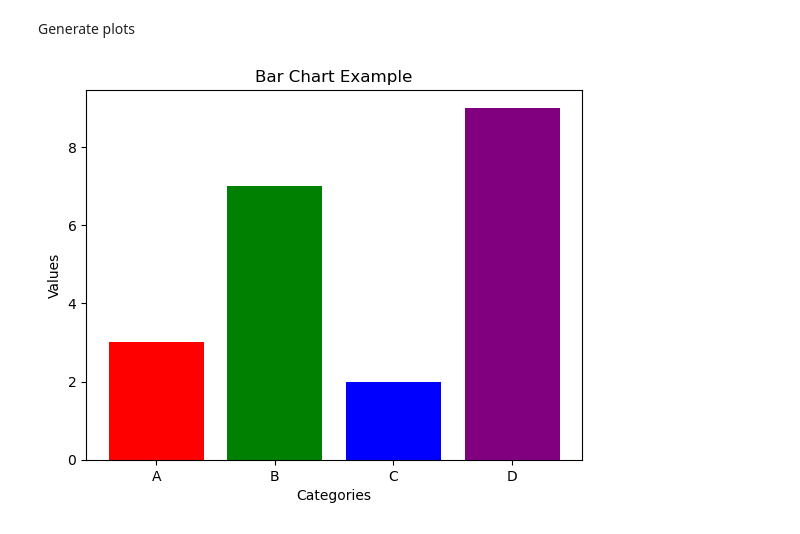
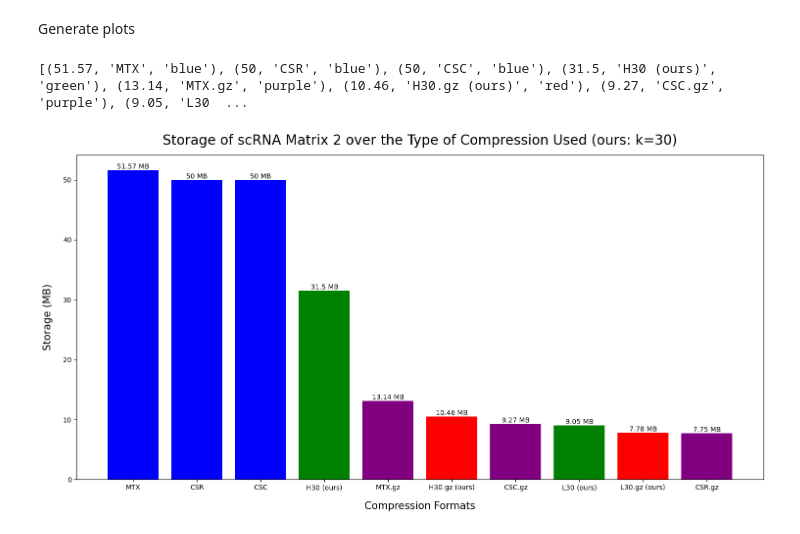
Before and after one commit to Neko-23/scRNA_Compression, a Jupyter notebook: compression_pipeline.ipynb, the cells around one changed output. Saved outputs shown, nothing was run; the diff lists cells and outputs as text; code cells hidden in the pictures.

Commit message:
bar chart storage comparisons added to pipeline

```diff
--- a/compression_pipeline.ipynb
+++ b/compression_pipeline.ipynb
@@ -3,7 +3,7 @@ GET CLUSTER LABELS BEFORE RUNNING THIS PIPELINE!
 
 Set the sample dataset id and number of k clusters
 # %%
-sample = 1
+sample = 2
 k = 30
 # %% [markdown]
 Compress create csc and csr formats
@@ -98,24 +100,60 @@ deltas huffman : ENCODED CORRECTLY!
 counts huffman : ENCODED CORRECTLY!
 # %% [markdown]
 Generate plots
-# %%
-import matplotlib.pyplot as plt
-import numpy as np
-
-# Sample data
-categories = ['A', 'B', 'C', 'D']
-values = [3, 7, 2, 9]
-colors = ['red', 'green', 'blue', 'purple']
-
-# Create the bar chart
-plt.bar(categories, values, color=colors)
-
-# Add labels and title
-plt.xlabel('Categories')
-plt.ylabel('Values')
-plt.title('Bar Chart Example')
-
-# Display the chart
-plt.show()
-# %% [output]
-[figure, removed]
+# %%
+import matplotlib.pyplot as plt
+import numpy as np
+
+# Code retrieved from https://stackoverflow.com/a/1392549
+def get_size(start_path = '.'):
+    total_size = 0
+    for dirpath, dirnames, filenames in os.walk(start_path):
+        for f in filenames:
+            fp = os.path.join(dirpath, f)
+            # skip if it is symbolic link
+            if not os.path.islink(fp):
+                total_size += os.path.getsize(fp)
+    return round(total_size/1000000,2)
+
+storage_data = []
+storage_data.append((get_size(out_path + '/high_level_compress'), 'H'+str(k)+' (ours)', 'green'))
+storage_data.append((round(os.path.getsize(out_path + '/high_level_compress.gz')/1000000,2), 'H'+str(k)+'.gz (ours)', 'red'))
+storage_data.append((get_size(out_path + '/low_level_compress'), 'L'+str(k)+' (ours)', 'green'))
+storage_data.append((round(os.path.getsize(out_path + '/low_level_compress.gz')/1000000,2), 'L'+str(k)+'.gz (ours)', 'red'))
+storage_data.append((round(get_size('data/sample'+str(sample)+'/csc_nozip')), 'CSC', 'blue'))
+storage_data.append((round(os.path.getsize('data/sample'+str(sample)+'/csc.npz')/1000000,2), 'CSC.gz', 'purple'))
+storage_data.append((round(get_size('data/sample'+str(sample)+'/csr_nozip')), 'CSR', 'blue'))
+storage_data.append((round(os.path.getsize('data/sample'+str(sample)+'/csr.npz')/1000000,2), 'CSR.gz', 'purple'))
+storage_data.append((round(os.path.getsize('data/sample'+str(sample)+'/matrix.mtx')/1000000,2), 'MTX', 'blue'))
+storage_data.append((round(os.path.getsize('data/sample'+str(sample)+'/matrix.gz')/1000000,2), 'MTX.gz', 'purple'))
+
+storage_data.sort(reverse=True)
+categories = [x[1] for x in storage_data]
+values = [x[0] for x in storage_data]
+colors = [x[2] for x in storage_data]
+print(storage_data)
+
+# Create the bar chart
+plt.figure(figsize=(15, 8))
+plt.bar(categories, values, color = colors)
+
+# Add values on top of bars
+for i in range(len(categories)):
+    plt.text(i, values[i], str(values[i]) + ' MB', ha='center', va='bottom')
+
+# Add labels and title
+plt.xlabel('Compression Formats', fontsize=15, labelpad=15)
+plt.ylabel('Storage (MB)', fontsize=15, labelpad=15)
+plt.title('Storage of scRNA Matrix '+str(sample)+' over the Type of Compression Used (ours: k='+str(k)+')', fontsize=20, pad=15)
+
+# Adjust layout to prevent labels from overlapping
+plt.tight_layout()
+
+# Save the fig
+plt.savefig(out_path + '/storage_comparisons.png', dpi=300, bbox_inches='tight')
+
+# Display the chart
+plt.show()
+# %% [output]
+[(51.57, 'MTX', 'blue'), (50, 'CSR', 'blue'), (50, 'CSC', 'blue'), (31.5, 'H30 (ours)', 'green'), (13.14, 'MTX.gz', 'purple'), (10.46, 'H30.gz (ours)', 'red'), (9.27, 'CSC.gz', 'purple'), (9.05, 'L30  ...
+[figure, added]
```
Also changed, not shown: parts of 1 cell of this notebook, 7 other files.
